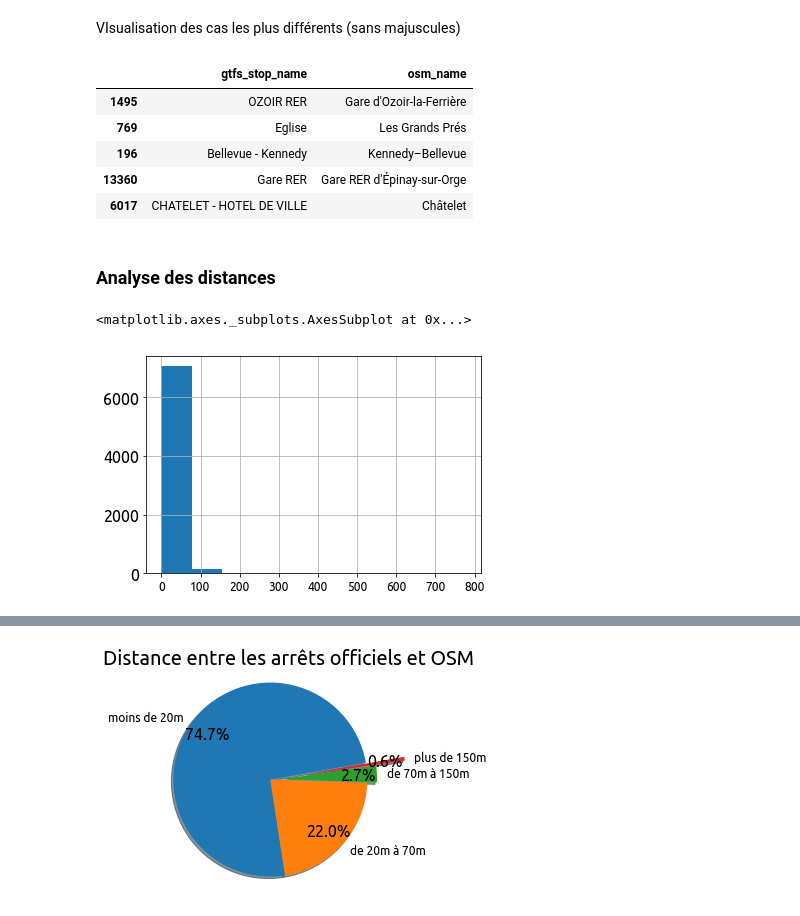
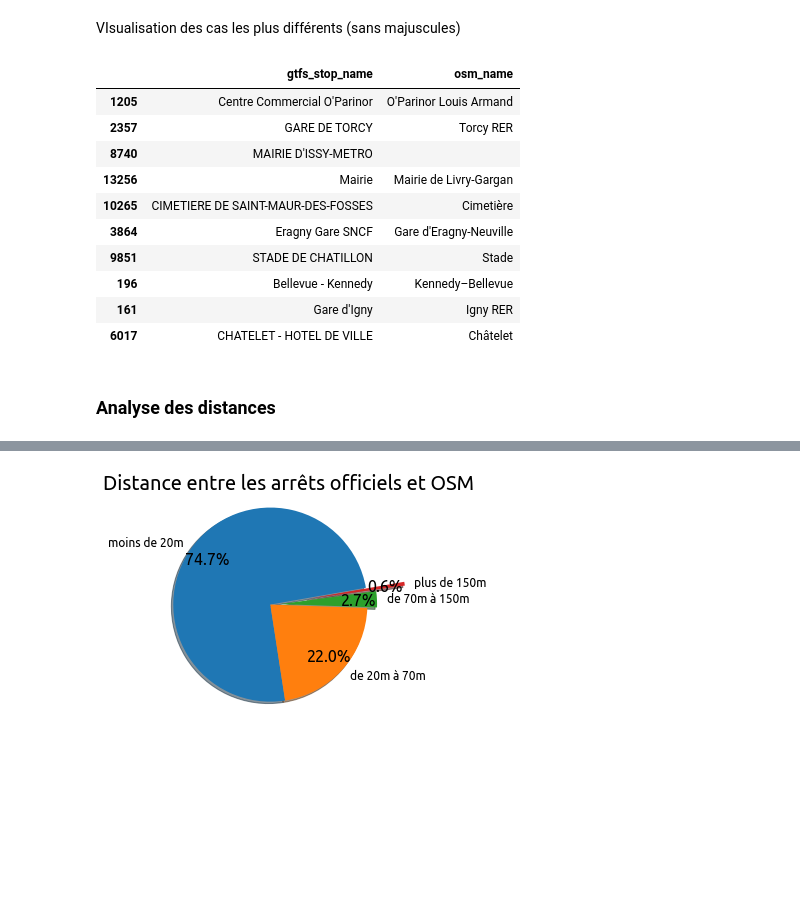
Before and after one commit to Jungle-Bus/ref-fr-STIF, a Jupyter notebook: audit_routepoints/idf_audit_quali.ipynb, the cells around one changed output, grey strips where cells are left out. Drawn from its saved outputs; the diff is of its cells as text; code cells hidden in the pictures; blank space fills up the shorter version.

Commit message:
audit quali - ménage divers

```diff
--- a/audit_routepoints/idf_audit_quali.ipynb
+++ b/audit_routepoints/idf_audit_quali.ipynb
@@ -225,16 +225,21 @@ VIsualisation des cas les plus différents (sans majuscules)
 # %%
 quali_routepoints_filtered_ = quali_routepoints_filtered[quali_routepoints_filtered['name_confidence_lower'] < 0.5]
 quali_routepoints_filtered_ = quali_routepoints_filtered_[['gtfs_stop_name', 'osm_name']]
 grouped = quali_routepoints_filtered_.groupby(['gtfs_stop_name', 'osm_name'])
 index = [gp_keys[0] for gp_keys in grouped.groups.values()]
 quali_unique_df = quali_routepoints_filtered_.reindex(index)
-quali_unique_df.head()
+quali_unique_df.head(10)
 # %% [output]
 |  | gtfs_stop_name | osm_name |
-| 1495 | OZOIR RER | Gare d'Ozoir-la-Ferrière |
-| 769 | Eglise | Les Grands Prés |
+| 1205 | Centre Commercial O'Parinor | O'Parinor Louis Armand |
+| 2357 | GARE DE TORCY | Torcy RER |
+| 8740 | MAIRIE D'ISSY-METRO |  |
+| 13256 | Mairie | Mairie de Livry-Gargan |
+| 10265 | CIMETIERE DE SAINT-MAUR-DES-FOSSES | Cimetière |
+| 3864 | Eragny Gare SNCF | Gare d'Eragny-Neuville |
+| 9851 | STADE DE CHATILLON | Stade |
 | 196 | Bellevue - Kennedy | Kennedy–Bellevue |
-| 13360 | Gare RER | Gare RER d'Épinay-sur-Orge |
+| 161 | Gare d'Igny | Igny RER |
 | 6017 | CHATELET - HOTEL DE VILLE | Châtelet |
 # %% [markdown]
 ### Analyse des distances
@@ -247,8 +252,4 @@ def compute_distance(row):
     return dist.meters
 
 quali_routepoints_filtered['distance'] = quali_routepoints_filtered.apply(compute_distance, axis=1)
-
-quali_routepoints_filtered['distance'].hist()
+#uali_routepoints_filtered['distance'].hist()
-# %% [output]
-<matplotlib.axes._subplots.AxesSubplot at 0x...>
-[figure, removed]
```
Also changed, not shown: parts of 8 cells of this notebook, 1 other file.
